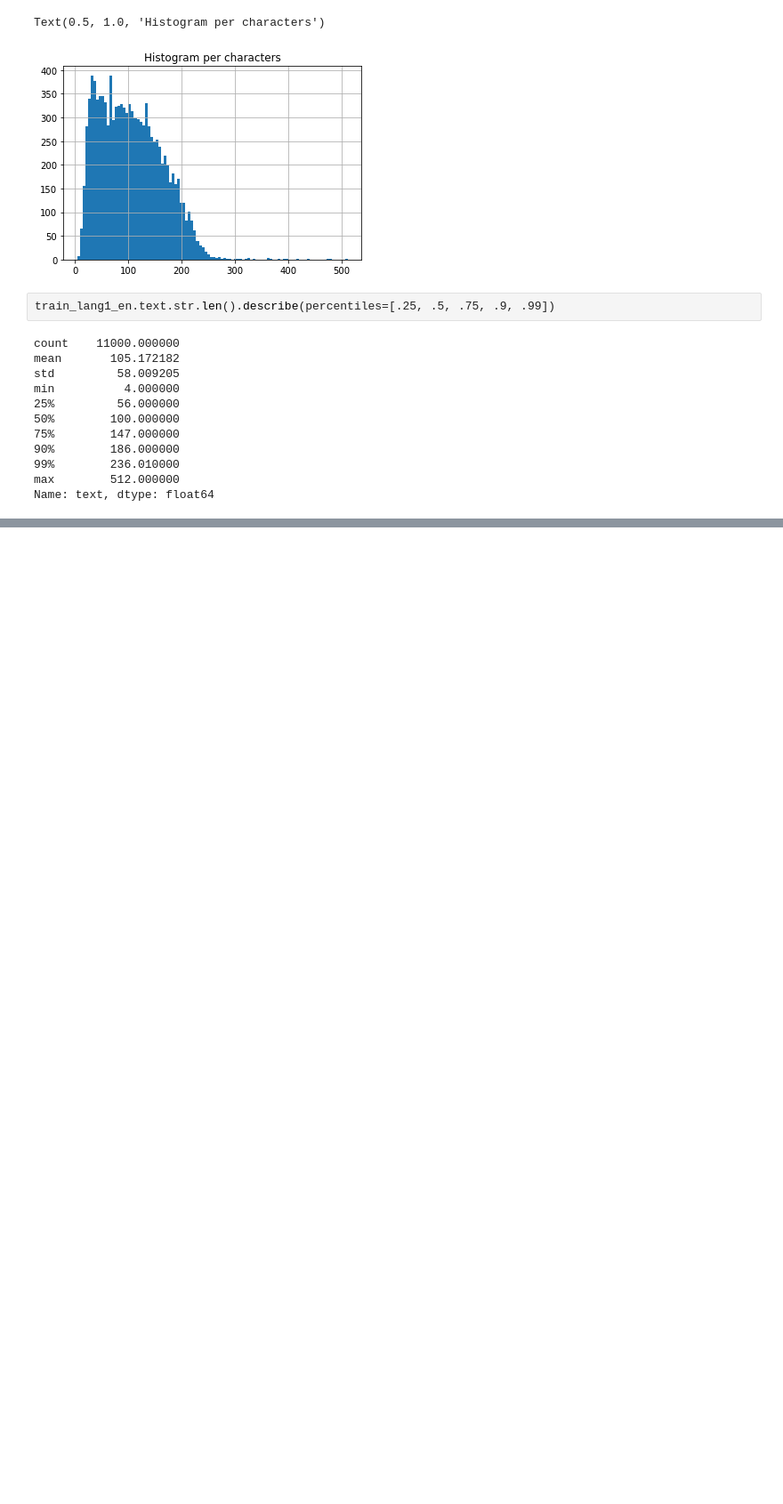
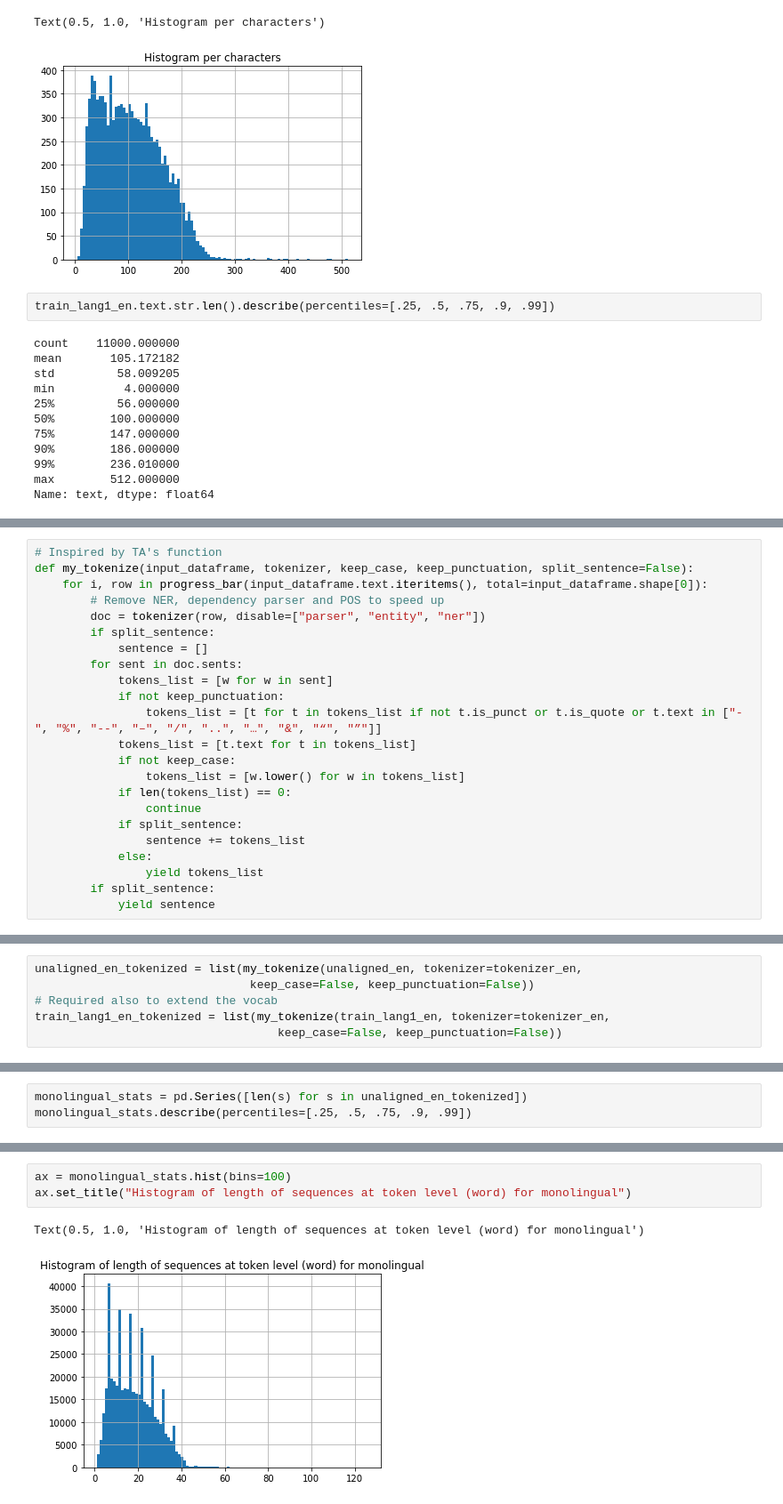
Before and after one commit to cccwam/ift6759-project2-public, a Jupyter notebook: notebooks/EDA-FM-13032020.ipynb, the cells around one changed output, grey strips where cells are left out. Shown: that part at 89% size. Cells and saved outputs as stored; diff of their text form; blank space fills up the shorter version.

```diff
--- a/notebooks/EDA-FM-13032020.ipynb
+++ b/notebooks/EDA-FM-13032020.ipynb
@@ -405,0 +345,23 @@ daily_valid_df[stations].describe(percentiles=np.concatenate([np.arange(0, .75,
+# %%
+# Inspired by TA's function
+def my_tokenize(input_dataframe, tokenizer, keep_case, keep_punctuation, split_sentence=False):
+    for i, row in progress_bar(input_dataframe.text.iteritems(), total=input_dataframe.shape[0]):
+        # Remove NER, dependency parser and POS to speed up
+        doc = tokenizer(row, disable=["parser", "entity", "ner"])
+        if split_sentence:
+            sentence = []
+        for sent in doc.sents:
+            tokens_list = [w for w in sent]
+            if not keep_punctuation:
+                tokens_list = [t for t in tokens_list if not t.is_punct or t.is_quote or t.text in ["-", "%", "--", "–", "/", "..", "…", "&", "“", "”"]]
+            tokens_list = [t.text for t in tokens_list]
+            if not keep_case:
+                tokens_list = [w.lower() for w in tokens_list]
+            if len(tokens_list) == 0:
+                continue
+            if split_sentence:
+                sentence += tokens_list
+            else:
+                yield tokens_list
+        if split_sentence:
+            yield sentence
@@ -405,0 +415,6 @@ daily_valid_df[stations].describe(percentiles=np.concatenate([np.arange(0, .75,
+# %%
+unaligned_en_tokenized = list(my_tokenize(unaligned_en, tokenizer=tokenizer_en,
+                               keep_case=False, keep_punctuation=False))
+# Required also to extend the vocab
+train_lang1_en_tokenized = list(my_tokenize(train_lang1_en, tokenizer=tokenizer_en,
+                                   keep_case=False, keep_punctuation=False))
@@ -405,0 +486,3 @@ daily_valid_df[stations].describe(percentiles=np.concatenate([np.arange(0, .75,
+# %%
+monolingual_stats = pd.Series([len(s) for s in unaligned_en_tokenized])
+monolingual_stats.describe(percentiles=[.25, .5, .75, .9, .99])
@@ -405,0 +501,6 @@ daily_valid_df[stations].describe(percentiles=np.concatenate([np.arange(0, .75,
+# %%
+ax = monolingual_stats.hist(bins=100)
+ax.set_title("Histogram of length of sequences at token level (word) for monolingual")
+# %% [output]
+Text(0.5, 1.0, 'Histogram of length of sequences at token level (word) for monolingual')
+[figure, added]
```
Also changed, not shown: parts of 138 cells of this notebook, 1 other file.
